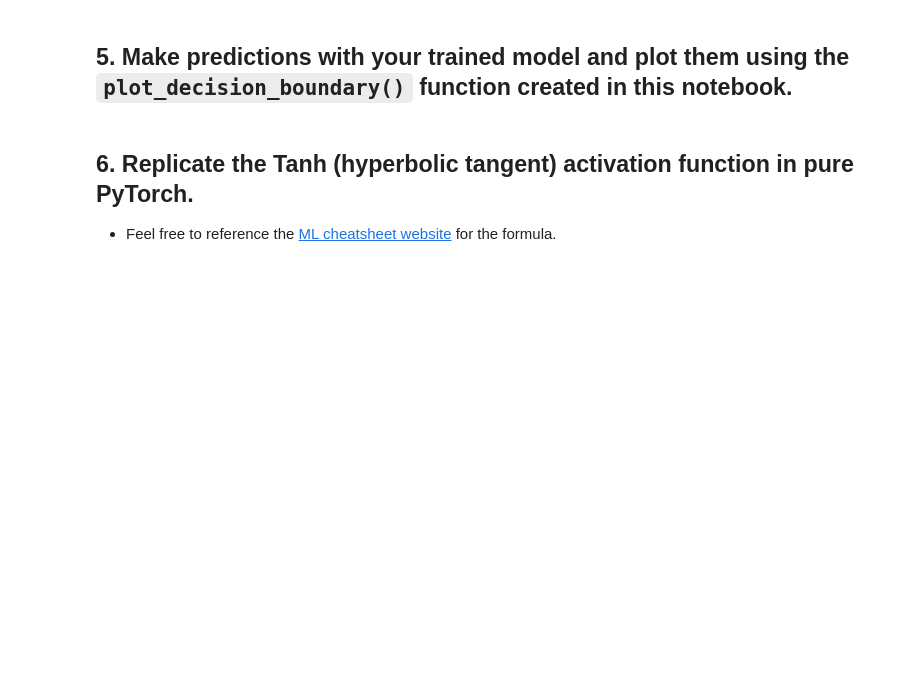
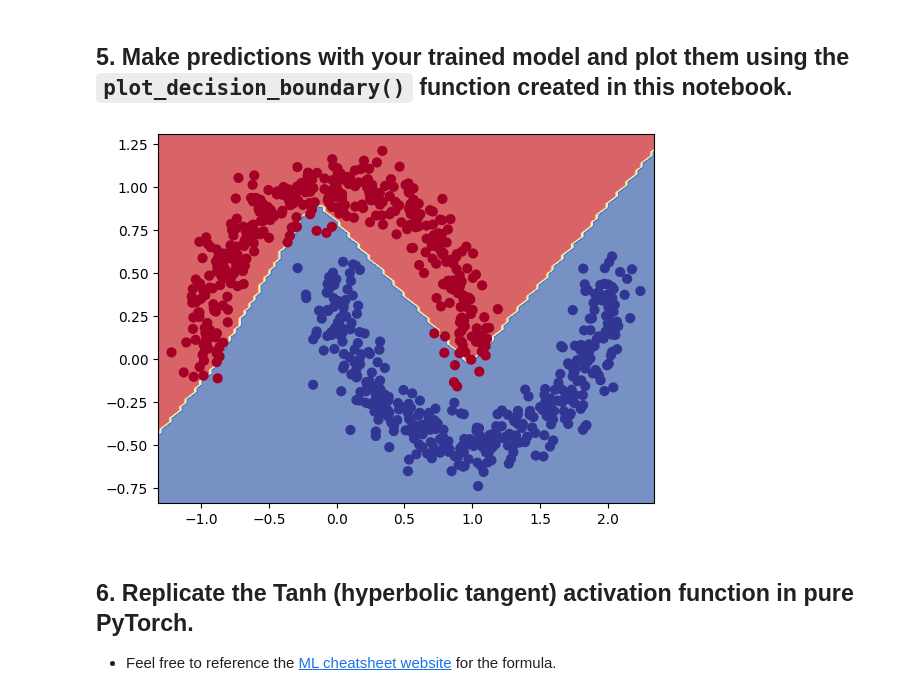
Before and after one commit to merstella/learn_pytorch, a Jupyter notebook: extras/exercises/02_pytorch_classification_exercises.ipynb, the cells around one changed output. Saved outputs shown, nothing was run; the diff lists cells and outputs as text; code cells hidden in the pictures; blank space fills up the shorter version.

```diff
--- a/extras/exercises/02_pytorch_classification_exercises.ipynb
+++ b/extras/exercises/02_pytorch_classification_exercises.ipynb
@@ -66,19 +82,29 @@ from torch import nn
 # Inherit from nn.Module to make a model capable of fitting the mooon data
 class MoonModelV0(nn.Module):
     ## Your code here ##
-
+    def __init__(self):
+        super().__init__()
+        self.linear_layer_stack = nn.Sequential(
+            ## Your code here ##
+            nn.Linear(in_features=2, out_features=10),
+            nn.ReLU(),
+            nn.Linear(in_features=10, out_features=1),
+            nn.ReLU(),
+        )
     def forward(self, x):
         ## Your code here ##
-        return
+        return self.linear_layer_stack(x)
 
 # Instantiate the model
 ## Your code here ##
+model_1 = MoonModelV0().to(device)
 # %% [markdown]
 ## 3. Setup a binary classification compatible loss function and optimizer to use when training the model built in 2.
 # %%
 # Setup loss function
-
+loss_fn = torch.nn.BCEWithLogitsLoss()
 # Setup optimizer to optimize model's parameters
+optimizer = torch.optim.SGD(params=model_1.parameters(), lr=0.1)
 # %% [markdown]
 ## 4. Create a training and testing loop to fit the model you created in 2 to the data you created in 1.
   * Do a forward pass of the model to see what's coming out in the form of logits, prediction probabilities and labels.
@@ -87,15 +113,17 @@ class MoonModelV0(nn.Module):
   * The training loop should output progress every 10 epochs of the model's training and test set loss and accuracy.
 # %%
 # What's coming out of our model?
-
 # logits (raw outputs of model)
 print("Logits:")
 ## Your code here ##
-
+y_logits = model_1(X_train.to(device))[:5]
+print(y_logits)
 # Prediction probabilities
 print("Pred probs:")
 ## Your code here ##
 
+y_pred_probs = torch.round(torch.sigmoid(y_logits))[:5]
+print(y_pred_probs)
 # Prediction labels
 print("Pred labels:")
 ## Your code here ##
@@ -109,5 +147,5 @@ Pred labels:
 from torchmetrics import Accuracy
 
 ## TODO: Uncomment this code to use the Accuracy function
-# acc_fn = Accuracy(task="multiclass", num_classes=2).to(device) # send accuracy function to device
-# acc_fn
+acc_fn = Accuracy(task="multiclass", num_classes=2).to(device) # send accuracy function to device
+acc_fn
@@ -202,6 +255,9 @@ def plot_decision_boundary(model, X, y):
     plt.ylim(yy.min(), yy.max())
 # %%
 # Plot decision boundaries for training and test sets
+plot_decision_boundary(model_1, X_train, y_train)
+# %% [output]
+[figure, added]
 # %% [markdown]
 ## 6. Replicate the Tanh (hyperbolic tangent) activation function in pure PyTorch.
   * Feel free to reference the [ML cheatsheet website](https://ml-cheatsheet.readthedocs.io/en/latest/activation_functions.html#tanh) for the formula.
```
Also changed, not shown: parts of 19 cells of this notebook.
